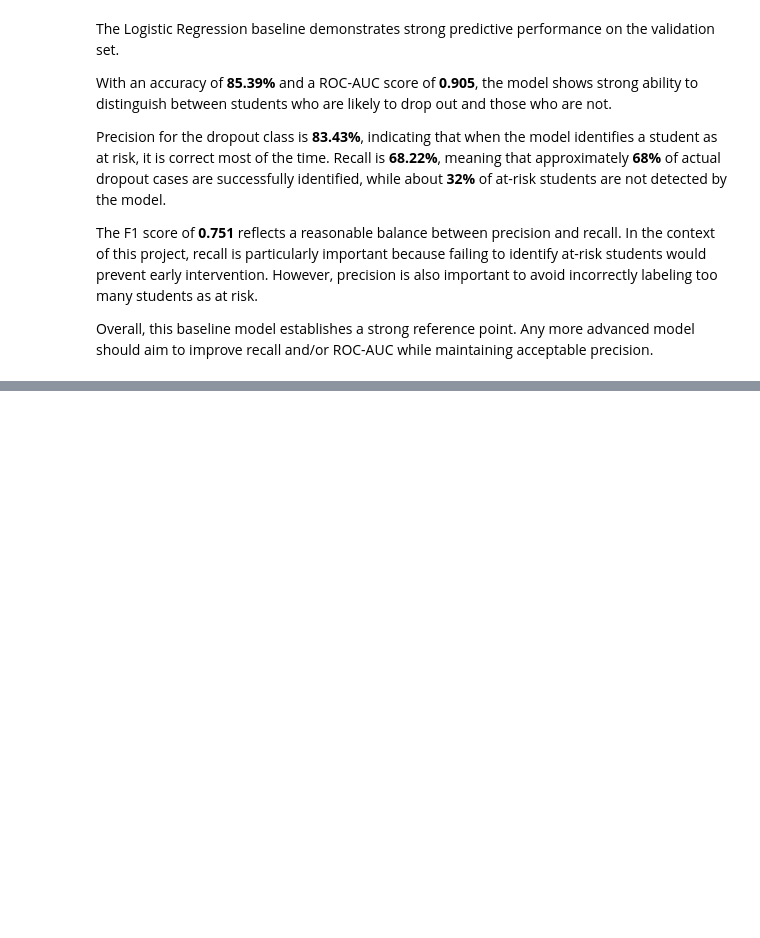
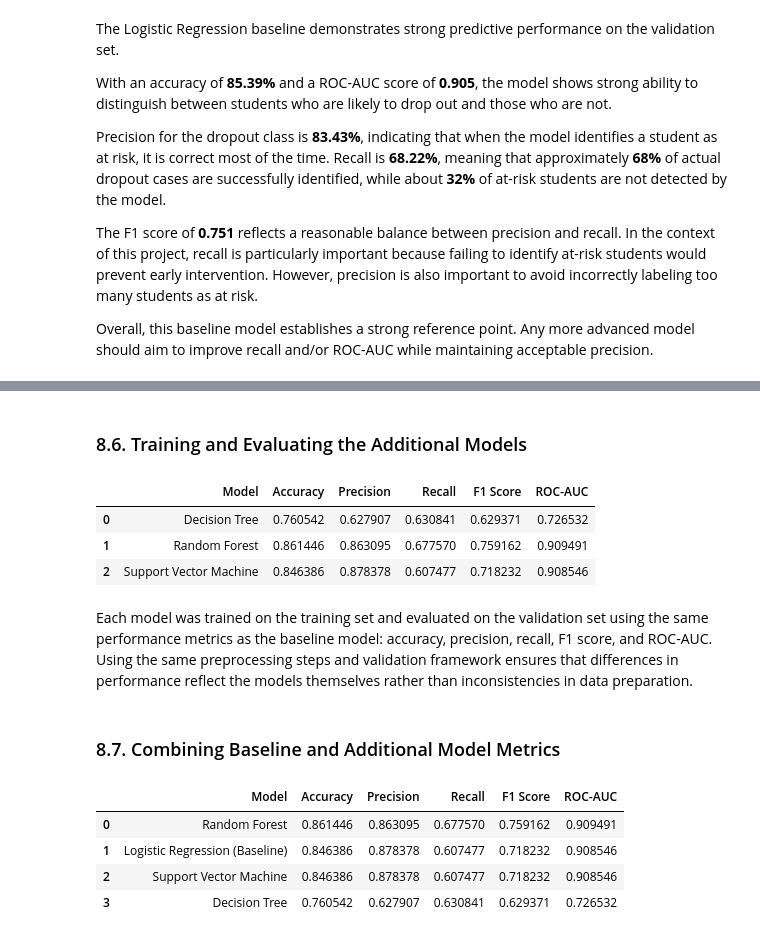
Before and after one commit to dziaoure/ai-ml-ucberkeley, a Jupyter notebook: capstone-project/capstone.ipynb, the cells around one changed output, grey strips where cells are left out. Saved outputs shown, nothing was run; the diff lists cells and outputs as text; code cells hidden in the pictures; blank space fills up the shorter version.

```diff
--- a/capstone-project/capstone.ipynb
+++ b/capstone-project/capstone.ipynb
@@ -990,0 +1022,57 @@ These baseline results will serve as the reference point for evaluating more adv
+# %% [markdown]
+### 8.6. Training and Evaluating the Additional Models
+# %%
+model_metrics = []
+
+for model_name, model in models.items():
+    pipe = Pipeline(steps=[
+        ('preprocessor', preprocessor),
+        ('model', model)
+    ])
+
+    pipe.fit(X_train, y_train)
+
+    with warnings.catch_warnings():
+        warnings.filterwarnings(
+            'ignore',
+            message='Found unknown categories in columns .* during transform.*'
+        )
+        val_preds = pipe.predict(X_val)
+        val_proba = pipe.predict_proba(X_val)[:, 1]
+
+    acc = accuracy_score(y_val, val_preds)
+    prec = precision_score(y_val, val_preds)
+    rec = recall_score(y_val, val_preds)
+    f1 = f1_score(y_val, val_preds)
+    auc = roc_auc_score(y_val, val_proba)
+
+    model_metrics.append({
+        'Model': model_name,
+        'Accuracy': acc,
+        'Precision': prec,
+        'Recall': rec,
+        'F1 Score': f1,
+        'ROC-AUC': auc
+    })
+
+additional_metrics = pd.DataFrame(model_metrics)
+additional_metrics
+# %% [output]
+|  | Model | Accuracy | Precision | Recall | F1 Score | ROC-AUC |
+| 0 | Decision Tree | 0.760542 | 0.627907 | 0.630841 | 0.629371 | 0.726532 |
+| 1 | Random Forest | 0.861446 | 0.863095 | 0.677570 | 0.759162 | 0.909491 |
+| 2 | Support Vector Machine | 0.846386 | 0.878378 | 0.607477 | 0.718232 | 0.908546 |
+# %% [markdown]
+Each model was trained on the training set and evaluated on the validation set using the same performance metrics as the baseline model: accuracy, precision, recall, F1 score, and ROC-AUC. Using the same preprocessing steps and validation framework ensures that differences in performance reflect the models themselves rather than inconsistencies in data preparation.
+# %% [markdown]
+### 8.7. Combining Baseline and Additional Model Metrics
+# %%
+all_metrics = pd.concat([baseline_metrics, additional_metrics], ignore_index = True)
+all_metrics = all_metrics.sort_values(by = "ROC-AUC", ascending = False).reset_index(drop = True)
+all_metrics
+# %% [output]
+|  | Model | Accuracy | Precision | Recall | F1 Score | ROC-AUC |
+| 0 | Random Forest | 0.861446 | 0.863095 | 0.677570 | 0.759162 | 0.909491 |
+| 1 | Logistic Regression (Baseline) | 0.846386 | 0.878378 | 0.607477 | 0.718232 | 0.908546 |
+| 2 | Support Vector Machine | 0.846386 | 0.878378 | 0.607477 | 0.718232 | 0.908546 |
+| 3 | Decision Tree | 0.760542 | 0.627907 | 0.630841 | 0.629371 | 0.726532 |
```
Also changed, not shown: parts of 10 cells of this notebook.
